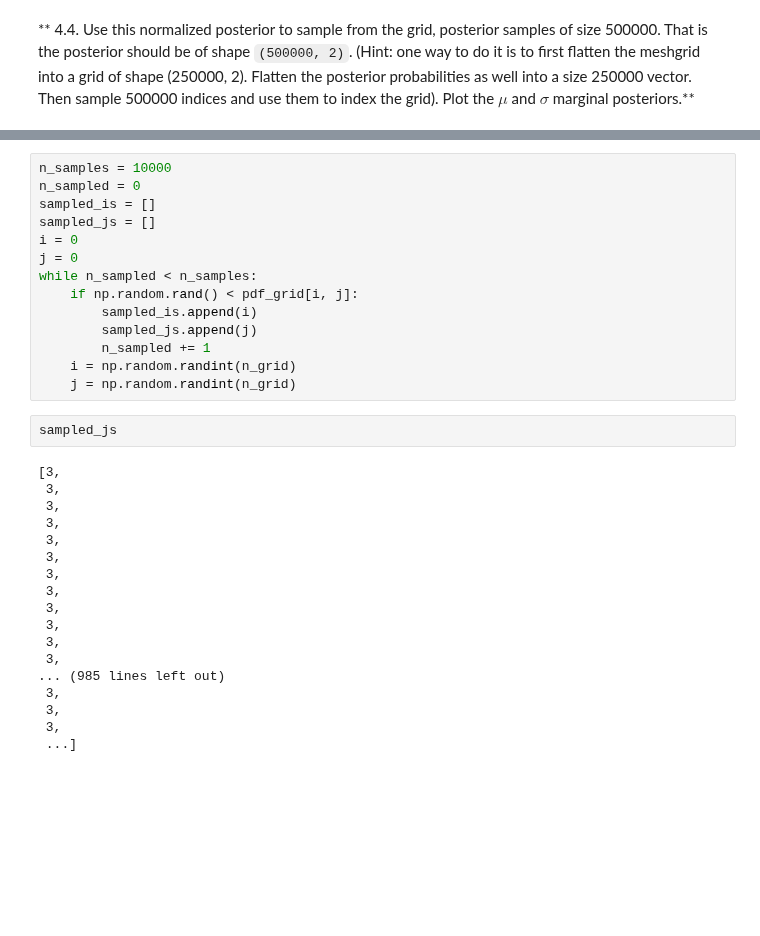
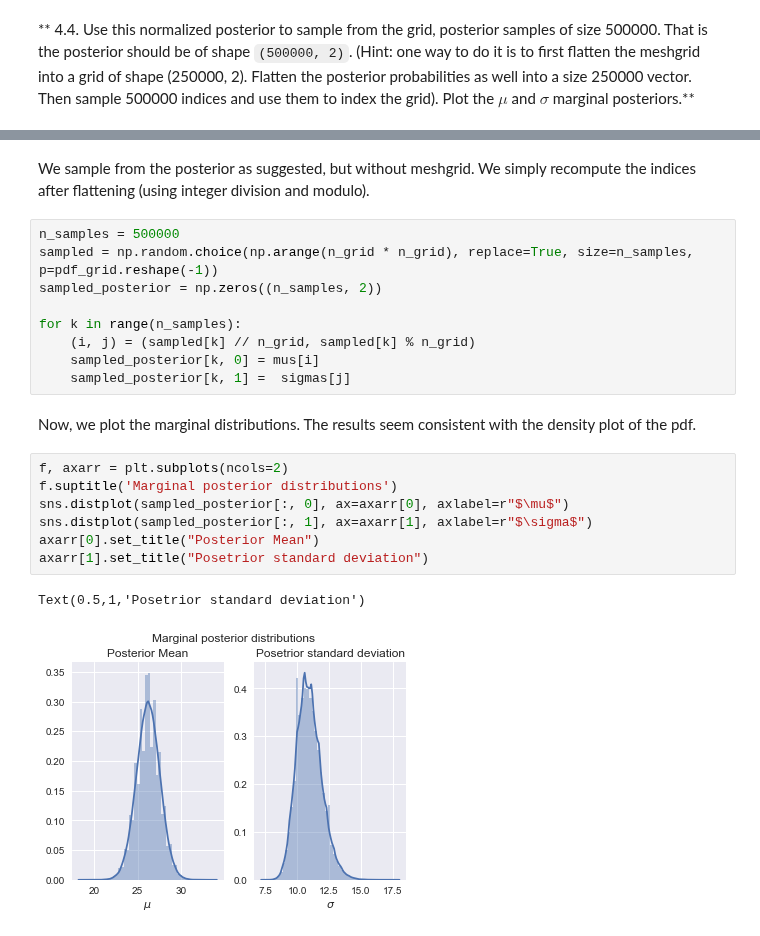
Before and after one commit to NOllAl/AM207HW, a Jupyter notebook: hw4/AM207_HW4.ipynb, the cells around one changed output, grey strips where cells are left out. Cells and saved outputs as stored; diff of their text form; blank space fills up the shorter version.

```diff
--- a/hw4/AM207_HW4.ipynb
+++ b/hw4/AM207_HW4.ipynb
@@ -488,34 +479,23 @@ array([2.00095228e-025, 0.00000000e+000, 2.78181127e-138])
-# %%
-n_samples = 10000
-n_sampled = 0
-sampled_is = []
-sampled_js = []
-i = 0
-j = 0
-while n_sampled < n_samples:
-    if np.random.rand() < pdf_grid[i, j]:
-        sampled_is.append(i)
-        sampled_js.append(j)
-        n_sampled += 1
-    i = np.random.randint(n_grid)
-    j = np.random.randint(n_grid)
-# %%
-sampled_js
-# %% [output]
-[3,
- 3,
- 3,
- 3,
- 3,
- 3,
- 3,
- 3,
- 3,
- 3,
- 3,
- 3,
-... (985 lines left out)
- 3,
- 3,
- 3,
- ...]
+# %% [markdown]
+We sample from the posterior as suggested, but without meshgrid. We simply recompute the indices after flattening (using integer division and modulo).
+# %%
+n_samples = 500000
+sampled = np.random.choice(np.arange(n_grid * n_grid), replace=True, size=n_samples, p=pdf_grid.reshape(-1))
+sampled_posterior = np.zeros((n_samples, 2))
+
+for k in range(n_samples):
+    (i, j) = (sampled[k] // n_grid, sampled[k] % n_grid)
+    sampled_posterior[k, 0] = mus[i]
+    sampled_posterior[k, 1] =  sigmas[j]
+# %% [markdown]
+Now, we plot the marginal distributions. The results seem consistent with the density plot of the pdf.
+# %%
+f, axarr = plt.subplots(ncols=2)
+f.suptitle('Marginal posterior distributions')
+sns.distplot(sampled_posterior[:, 0], ax=axarr[0], axlabel=r"$\mu$")
+sns.distplot(sampled_posterior[:, 1], ax=axarr[1], axlabel=r"$\sigma$")
+axarr[0].set_title("Posterior Mean")
+axarr[1].set_title("Posetrior standard deviation")
+# %% [output]
+Text(0.5,1,'Posetrior standard deviation')
+[figure, added]
```
Also changed, not shown: parts of 6 cells of this notebook.
